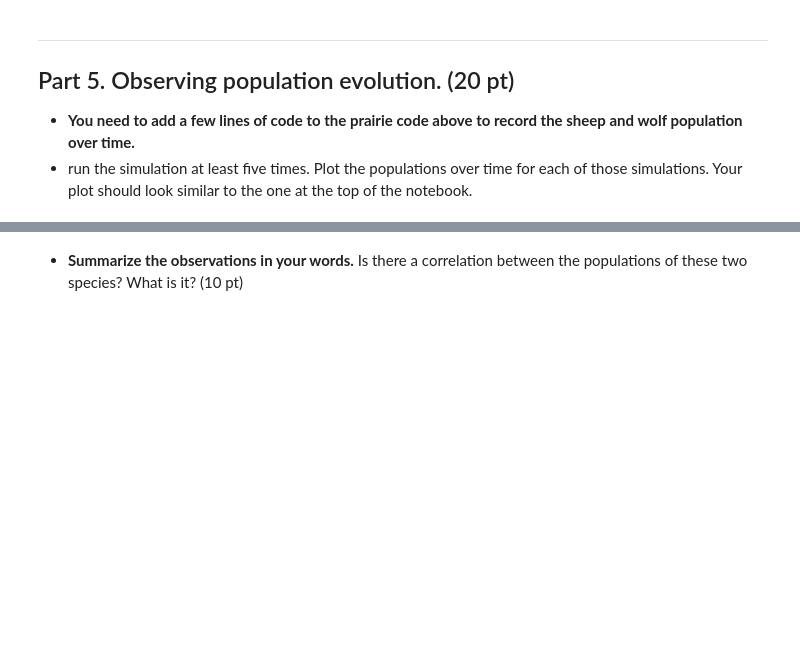
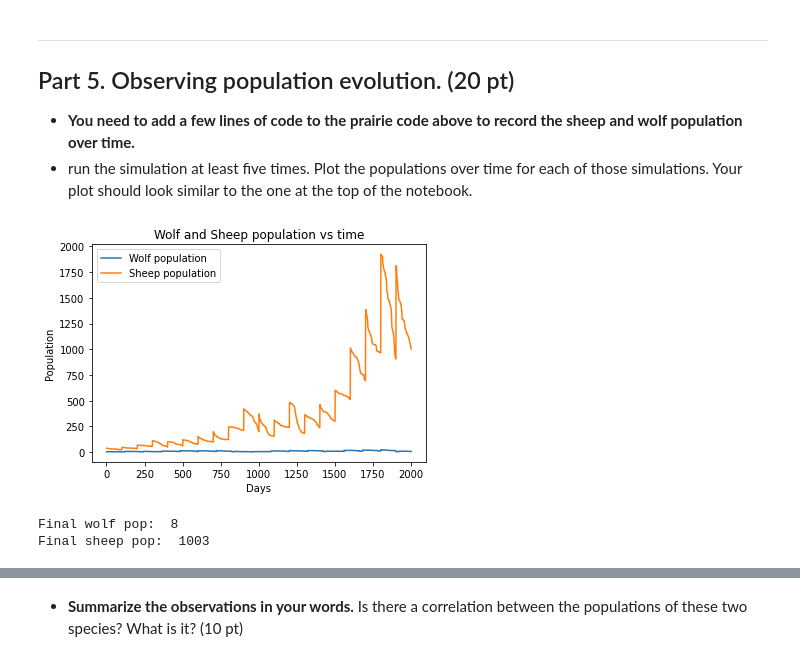
Before and after one commit to goodm215/cmse202-s21-turnin, a Jupyter notebook: hw 03/HW-03_OOP+ABM-STUDENT.ipynb, the cells around one changed output, grey strips where cells are left out. Drawn from its saved outputs; the diff is of its cells as text; code cells hidden in the pictures; blank space fills up the shorter version.

```diff
--- a/hw 03/HW-03_OOP+ABM-STUDENT.ipynb
+++ b/hw 03/HW-03_OOP+ABM-STUDENT.ipynb
@@ -947,0 +1076,8 @@ Take a moment to save your notebook, commit the changes to your Git repository u
+# %%
+#run 1 (40 initial sheep, 5 initial wolves, sh_bp = 120, wf_bp = 120)
+run_sim()
+#result: both species survive
+# %% [output]
+[figure, added]
+Final wolf pop:  8
+Final sheep pop:  1003
```
Also changed, not shown: parts of 30 cells of this notebook, 2 other files.
